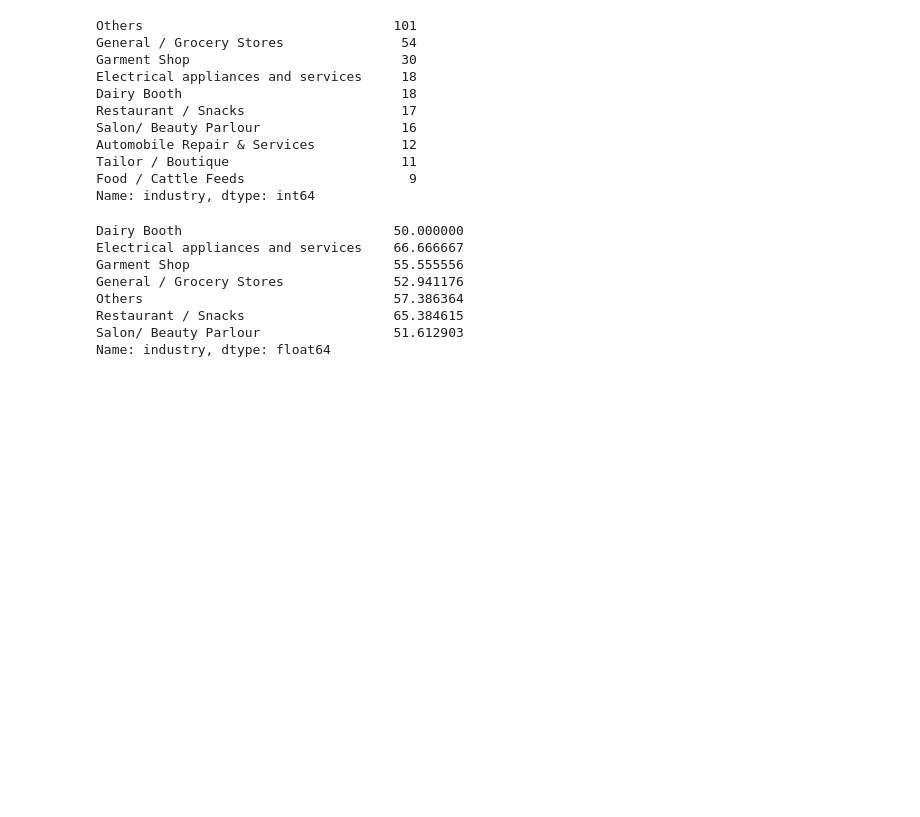
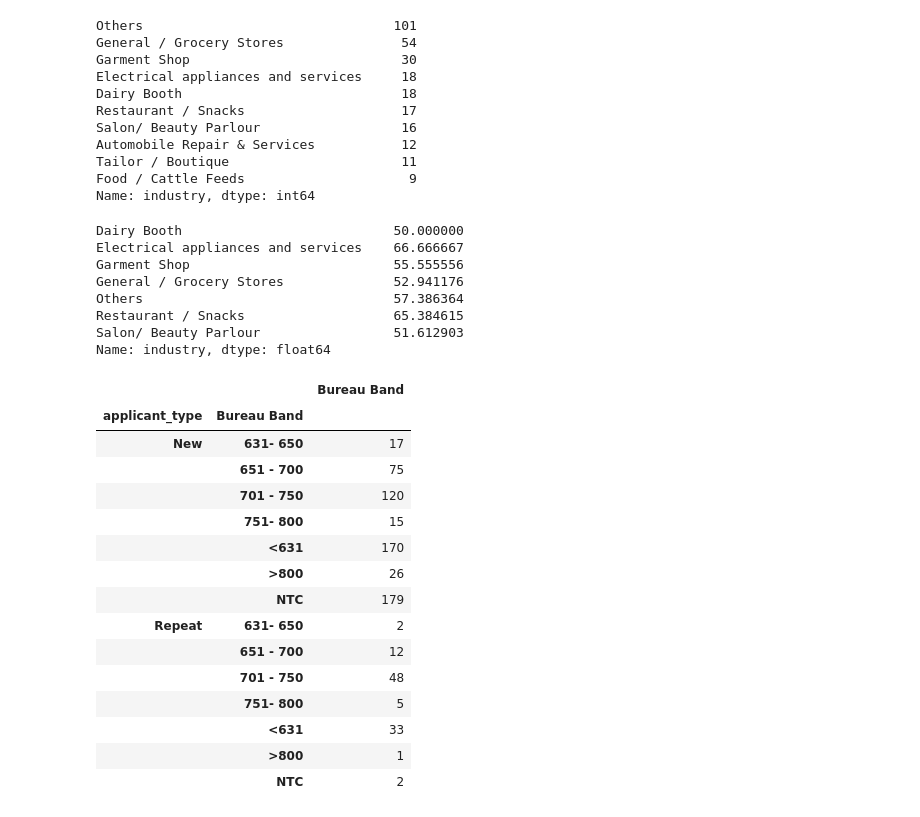
Before and after one commit to ash-captain26/githubtest, a Jupyter notebook: Untitled.ipynb, the cells around one changed output. Saved outputs shown, nothing was run; the diff lists cells and outputs as text; code cells hidden in the pictures; blank space fills up the shorter version.

```diff
--- a/Untitled.ipynb
+++ b/Untitled.ipynb
@@ -149,3 +156,22 @@ Others                                57.386364
 Restaurant / Snacks                   65.384615
 Salon/ Beauty Parlour                 51.612903
 Name: industry, dtype: float64
+# %%
+df_mis_age.groupby(['applicant_type','Bureau Band']).agg({'Bureau Band':'count'})
+# %% [output]
+|  |  | Bureau Band |
+| applicant_type | Bureau Band |  |
+| New | 631- 650 | 17 |
+|  | 651 - 700 | 75 |
+|  | 701 - 750 | 120 |
+|  | 751- 800 | 15 |
+|  | <631 | 170 |
+|  | >800 | 26 |
+|  | NTC | 179 |
+| Repeat | 631- 650 | 2 |
+|  | 651 - 700 | 12 |
+|  | 701 - 750 | 48 |
+|  | 751- 800 | 5 |
+|  | <631 | 33 |
+|  | >800 | 1 |
+|  | NTC | 2 |
```
Also changed, not shown: parts of 11 cells of this notebook.
